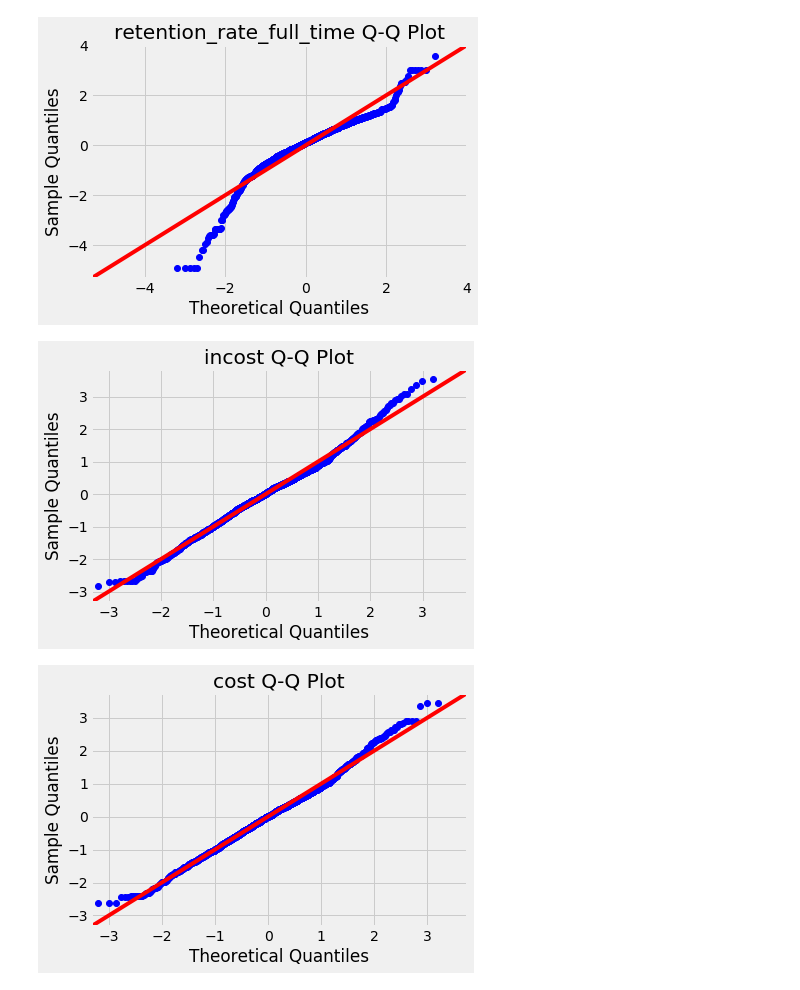
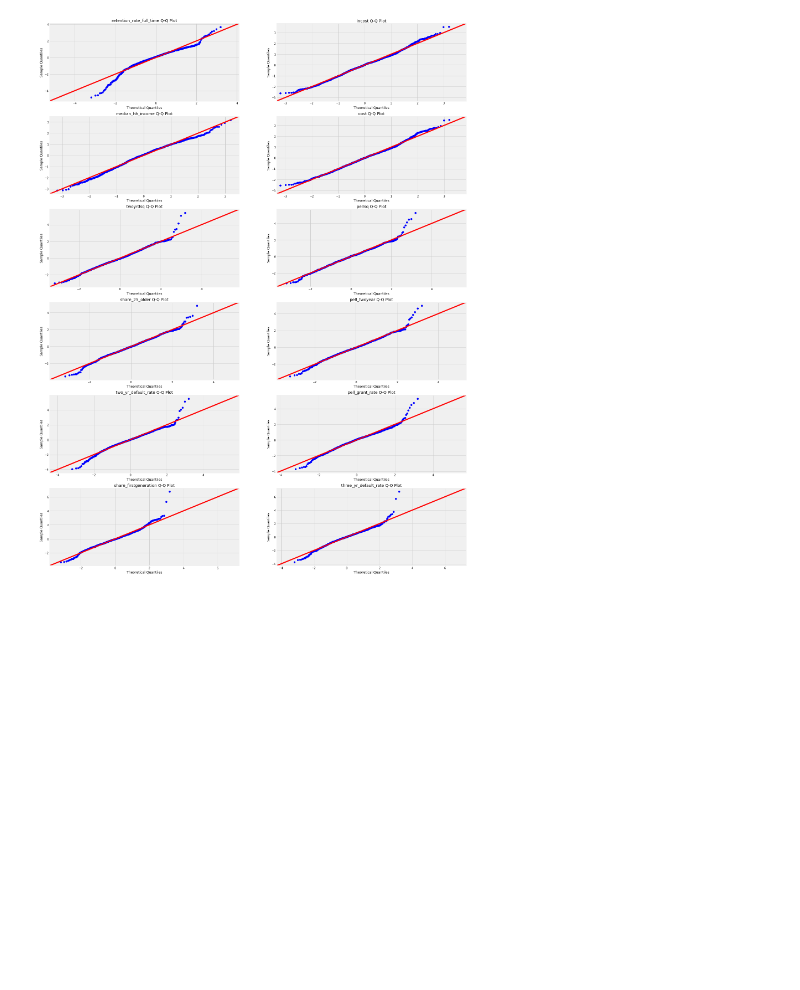
Before and after one commit to thomsu/College_Scorecard, a Jupyter notebook: Modeling.ipynb, the cells around one changed output. Drawn from its saved outputs; the diff is of its cells as text; code cells hidden in the pictures; blank space fills up the shorter version.

```diff
--- a/Modeling.ipynb
+++ b/Modeling.ipynb
@@ -60,14 +69,14 @@ for i, ax in enumerate(fig.axes):
 # %%
 # look for normality in the residuals for these features to ensure our assumptions for linear regression hold up
-for label in features_list.index:
+fig, ax = plt.subplots(round(len(features_list) / 2), 2, figsize = (24, 36))
+
+for label,ax in zip(features_list.index, fig.axes):
     f = f'completion_rate_4yr_150nt~{label}'
     model = smf.ols(formula=f, data=df4train).fit()
 
     resid1 = model.resid
-    fig = sm.graphics.qqplot(resid1, dist=stats.norm, line='45', fit=True)
-    plt.title(f'{label} Q-Q Plot')
+    ax.set_title(f'{label} Q-Q Plot')
+    fig = sm.graphics.qqplot(resid1, dist=stats.norm, line='45', fit=True, ax=ax)
     fig.show();
 # %% [output]
-[figure, old version]
+[figure, new version]
-[figure, removed]
-[figure, removed]
```
Also changed, not shown: parts of 14 cells of this notebook, 6 other files.
